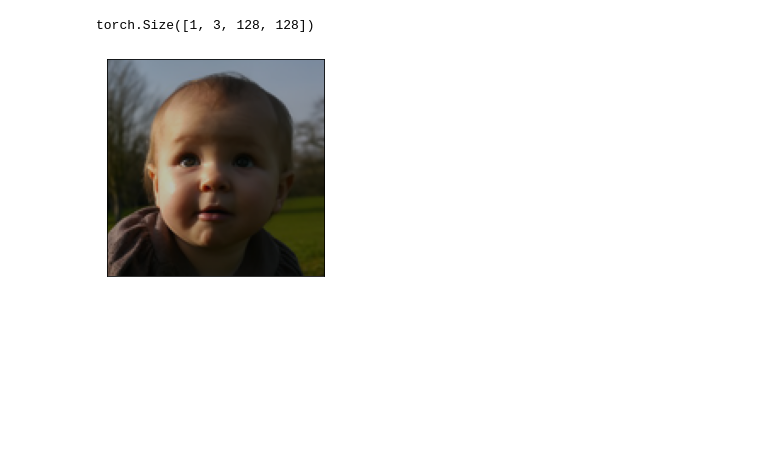
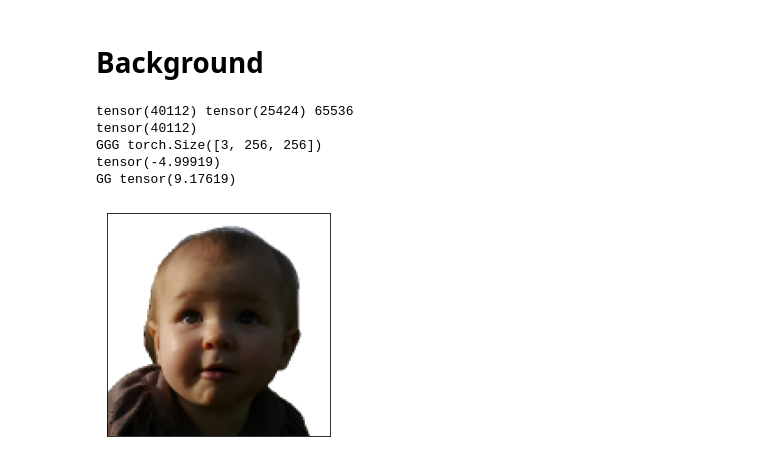
Before and after one commit to XezXey/guided-diffusion, a Jupyter notebook: sample_scripts/py/relighting_sample_id/sampling/sampling_relight.ipynb, the cells around one changed output. Cells and saved outputs as stored; diff of their text form; code cells hidden in the pictures; blank space fills up the shorter version.

```diff
--- a/sample_scripts/py/relighting_sample_id/sampling/sampling_relight.ipynb
+++ b/sample_scripts/py/relighting_sample_id/sampling/sampling_relight.ipynb
@@ -103,8 +103,8 @@ device = 'cuda' if th.cuda.is_available() and th._C._cuda_getDeviceCount() > 0 e
 seed_all(47)
 
 ################ SETTINGS ################
-args.cfg_name = "original_dpm.yaml"
-args.log_dir = "original_dpm"
+args.cfg_name = "Masked_Face_woclip_no_nonspatial.yaml"
+args.log_dir = "Masked_Face_woclip_no_nonspatial"
 args.step = '050000'
 args.ckpt_selector = 'ema'
 args.set = 'valid'
@@ -146,5 +146,12 @@ loader, dataset, avg_dict = load_data_img_deca(
     cfg=cfg,
     mode='sampling'
 )
+
+# DECA Rendering
+if np.any(['deca_masked' in n for n in list(filter(None, dataset.condition_image))]):
+    mask = params_utils.load_flame_mask()
+else:
+    mask=None
+deca_obj = params_utils.init_deca(mask=mask)
 # %% [output]
 [#] Model Path :
@@ -265,6 +440,42 @@ Global Normalization factor(mu, std) : -0.11507133024128435, 0.4923844008755911
-# %%
-print(out.shape)
-show(torchvision.utils.make_grid(out))
-# %% [output]
-torch.Size([1, 3, 128, 128])
-[figure, removed]
+# %% [markdown]
+# Background
+# %%
+def replace_bg(image_name, rpl=None):
+    mask = PIL.Image.open(f"/data/mint/DPM_Dataset/ffhq_256_with_anno/face_segment/valid/anno/anno_{image_name}.png")
+    img = PIL.Image.open(f"/data/mint/DPM_Dataset/ffhq_256_with_anno/ffhq_256/valid/{image_name}.jpg")
+
+    # Load to [0, 1] image
+    mask = torchvision.transforms.ToTensor()(mask)
+    img = torchvision.transforms.ToTensor()(img) * 2 - 1
+
+    if rpl == 'w':
+        rpl_bg = (th.randn_like(img) * 0 + 1)
+    elif rpl == 'b':
+        rpl_bg = (th.randn_like(img) * 0 - 1)
+    elif rpl == 'balance':
+        m_f, m_bg = mask!=0, mask==0
+        n_f, n_bg, n_img = th.sum(m_f), th.sum(m_bg), 256**2
+        print("sum_f", th.sum(m_f))
+        mu_f =  th.sum(m_f * img) / th.sum(m_f) * 3
+        print("mu_f", mu_f)
+        val = ((0.5 * n_img) - (n_f * mu_f)) / (n_bg)
+        print("GG", val)
+        val = th.clip(val, 0, 1)
+        rpl_bg = (th.randn_like(img) * 0 + val)
+    else: raise NotImplementedError
+
+
+    img = img * (mask != 0) + rpl_bg * (mask == 0)
+    img = torchvision.transforms.Resize((128, 128))(img)
+
+    show(torchvision.utils.make_grid((img + 1) * 0.5), figsize=(4, 8))
+    return img
+
+dat = replace_bg(image_name=model_kwargs['image_name'][0].split('.')[0], rpl='balance')
+# %% [output]
+tensor(40112) tensor(25424) 65536
+tensor(40112)
+GGG torch.Size([3, 256, 256])
+tensor(-4.99919)
+GG tensor(9.17619)
+[figure, added]
```
Also changed, not shown: parts of 15 cells of this notebook, 5 other files.
